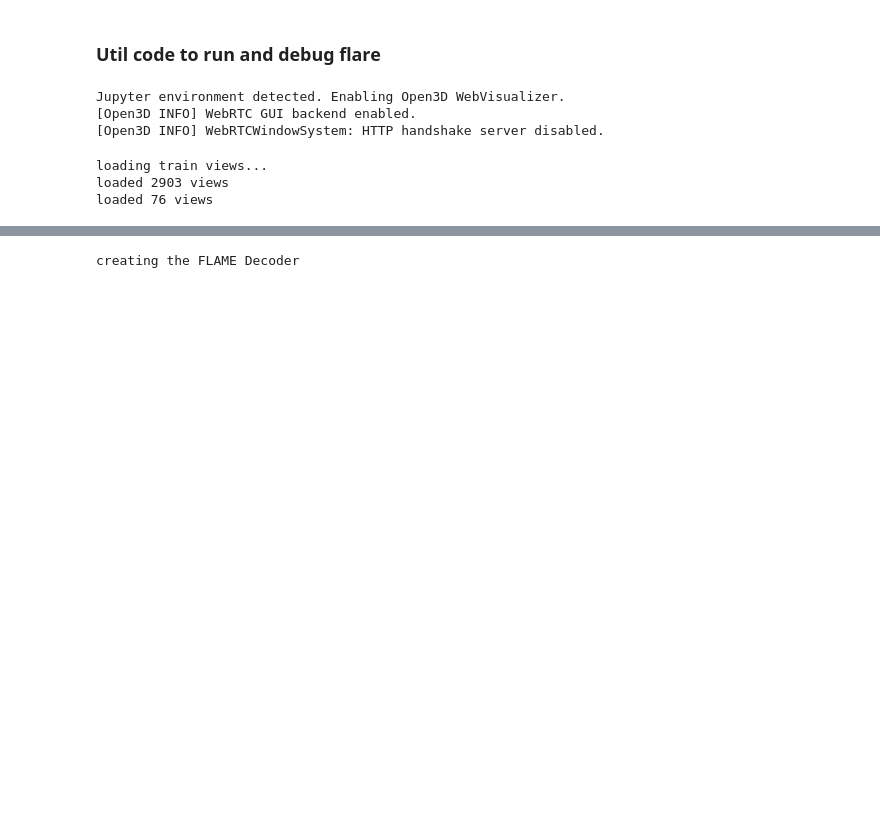
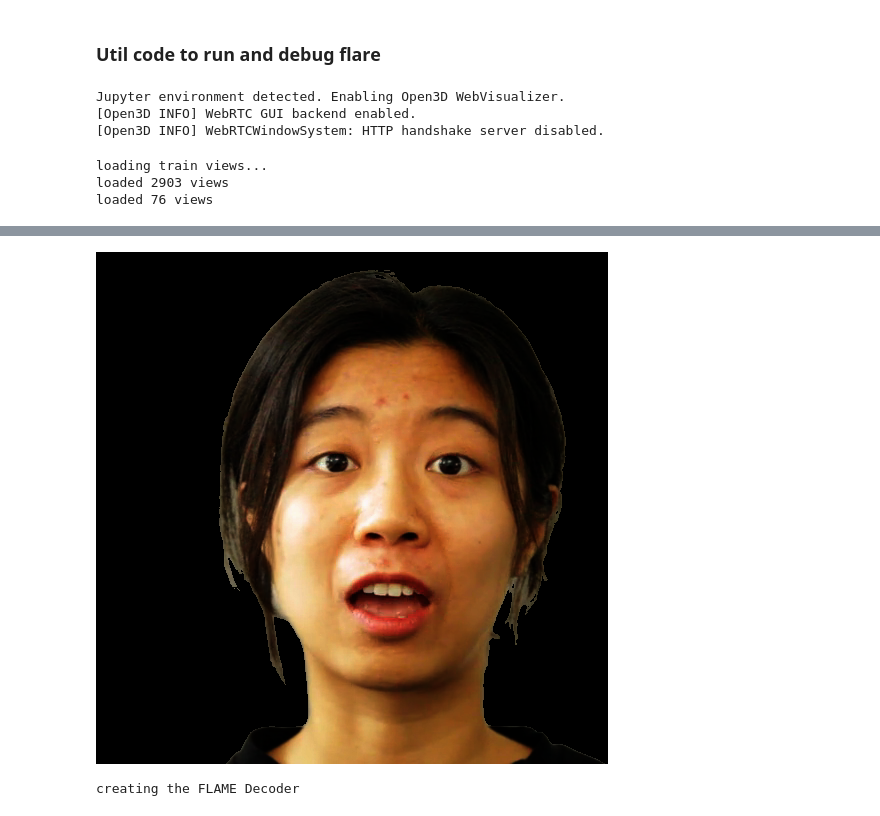
Before and after one commit to HannesLeonhard/adl4cv_ws25-26_Relightable-Avatars, a Jupyter notebook: notebooks/run_flare.ipynb, the cells around one changed output, grey strips where cells are left out. Saved outputs shown, nothing was run; the diff lists cells and outputs as text; code cells hidden in the pictures; blank space fills up the shorter version.

```diff
--- a/notebooks/run_flare.ipynb
+++ b/notebooks/run_flare.ipynb
@@ -118,3 +141,7 @@ loaded 76 views
+# %%
+Image.fromarray(np.uint8(debug_views['img'].cpu().numpy()[0,...] * 255))
+# %% [output]
+[figure, added]
 # %%
 ### ============== load FLAME mesh ==============================
 flame_path = "/home/hleonhard/adl4cv_ws25-26_Relightable-Avatars/external/flare_adl4cv/flame/FLAME2020/generic_model.pkl"
```
Also changed, not shown: parts of 10 cells of this notebook, 1 other file.
